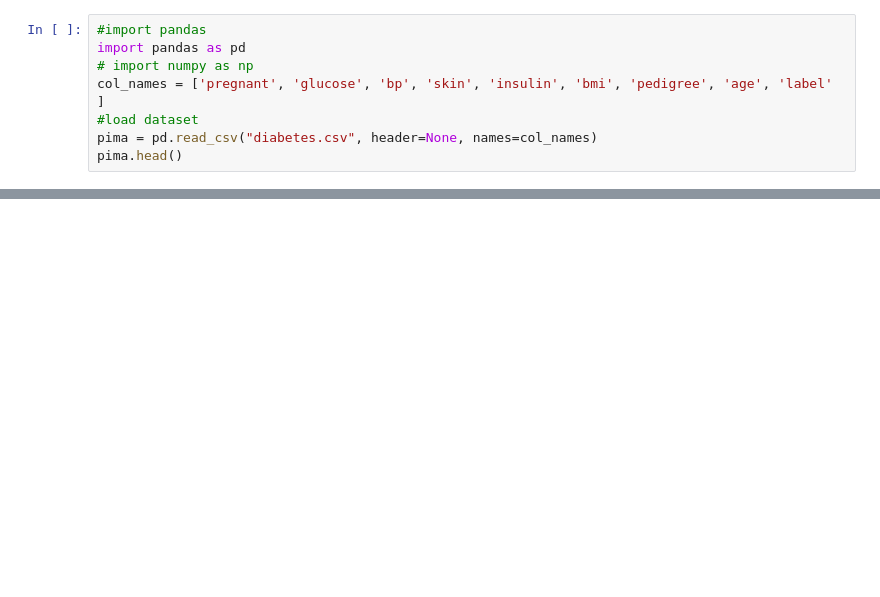
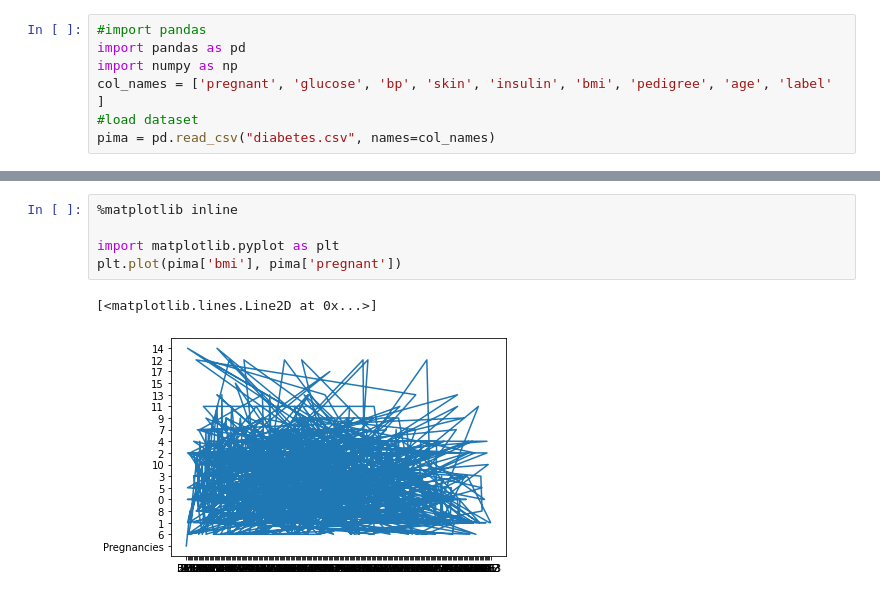
Before and after one commit to kevinbarry7/python, a Jupyter notebook: pima.ipynb, the cells around one changed output, grey strips where cells are left out. Cells and saved outputs as stored; diff of their text form; blank space fills up the shorter version.

```diff
--- a/pima.ipynb
+++ b/pima.ipynb
@@ -1,8 +1,7 @@
 # %%
 #import pandas
 import pandas as pd
-# import numpy as np
+import numpy as np
 col_names = ['pregnant', 'glucose', 'bp', 'skin', 'insulin', 'bmi', 'pedigree', 'age', 'label' ]
 #load dataset
-pima = pd.read_csv("diabetes.csv", header=None, names=col_names)
-pima.head()
+pima = pd.read_csv("diabetes.csv", names=col_names)
@@ -13,0 +17,8 @@ IMPORTANT: PLEASE READ THIS FOR ADVICE ON HOW TO SOLVE THIS ISSUE!
+# %%
+%matplotlib inline
+
+import matplotlib.pyplot as plt
+plt.plot(pima['bmi'], pima['pregnant'])
+# %% [output]
+[<matplotlib.lines.Line2D at 0x...>]
+[figure, added]
```
Also changed, not shown: parts of 2 cells of this notebook, 5 other files.
